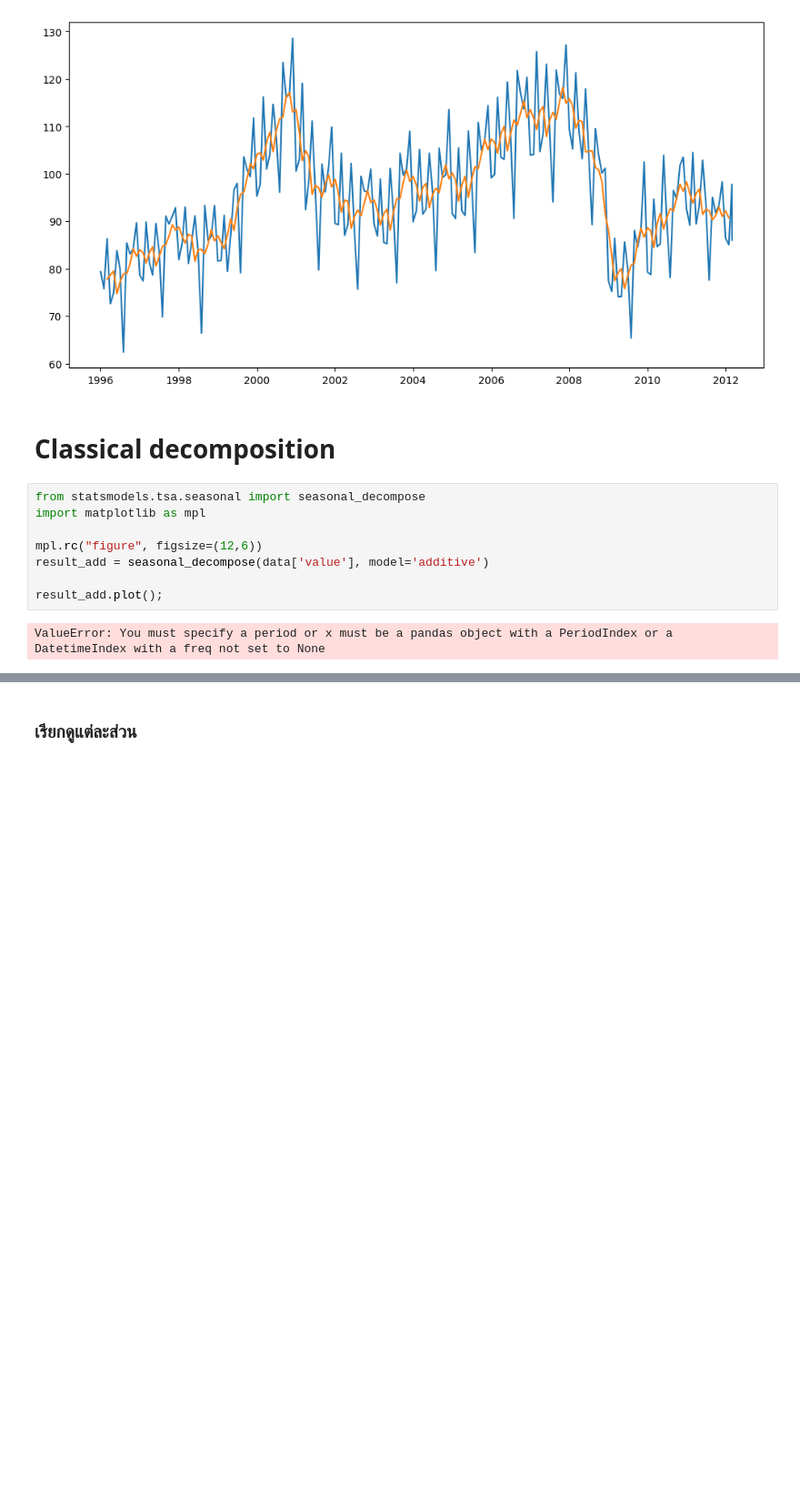
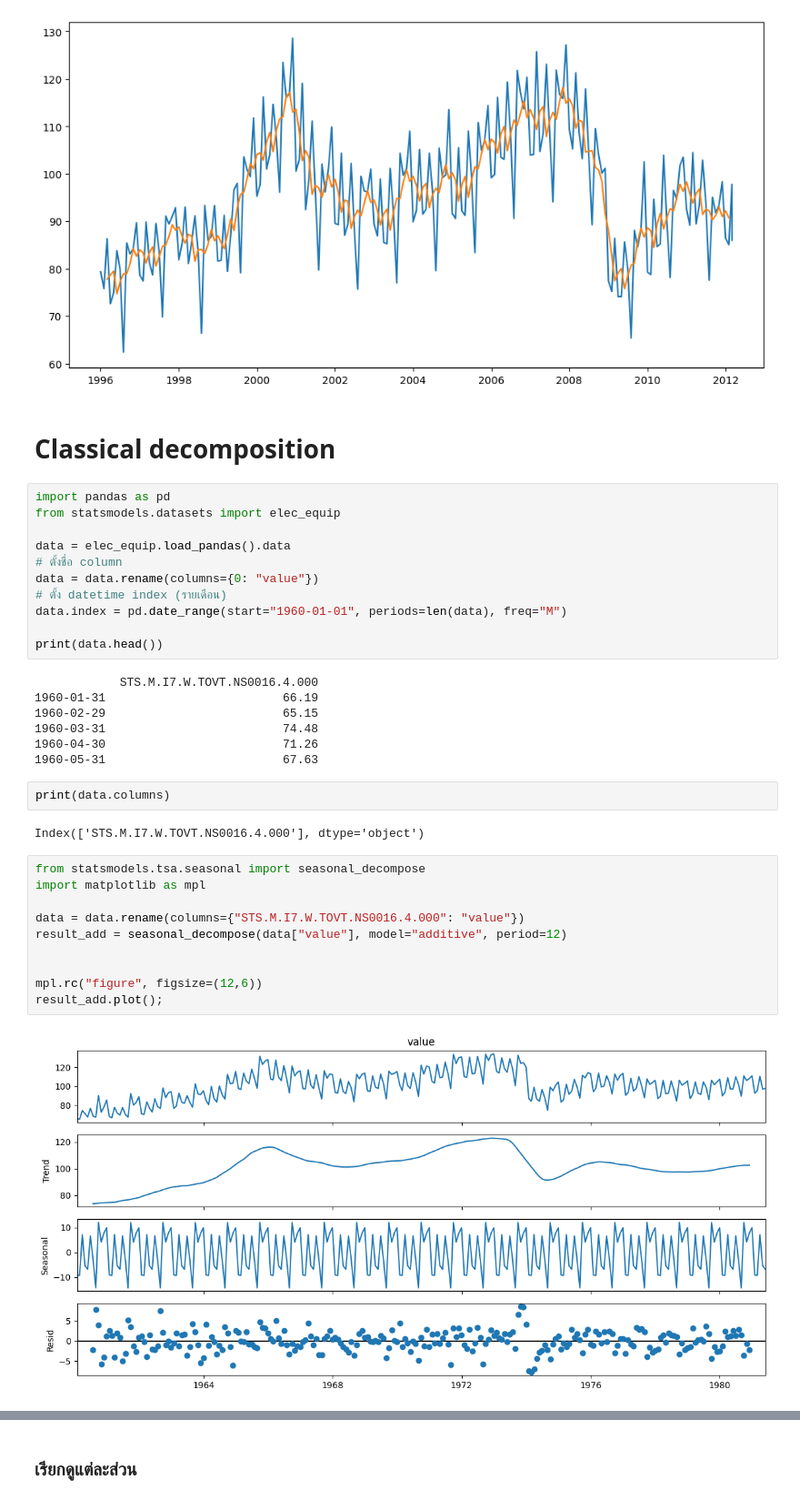
Before and after one commit to SarunDz-12/229351-StatisticalLearning-or-Statistical-Learning-Labs., a Jupyter notebook: 229351-LAB09.ipynb, the cells around one changed output, grey strips where cells are left out. Shown at 91% size. Saved outputs shown, nothing was run; the diff lists cells and outputs as text; blank space fills up the shorter version.

```diff
--- a/229351-LAB09.ipynb
+++ b/229351-LAB09.ipynb
@@ -129,14 +129,38 @@ plt.plot(data['MA']);
 [figure]
 # %% [markdown]
 # Classical decomposition
+# %%
+import pandas as pd
+from statsmodels.datasets import elec_equip
+
+data = elec_equip.load_pandas().data
+# ตั้งชื่อ column
+data = data.rename(columns={0: "value"})
+# ตั้ง datetime index (รายเดือน)
+data.index = pd.date_range(start="1960-01-01", periods=len(data), freq="M")
+
+print(data.head())
+# %% [output]
+            STS.M.I7.W.TOVT.NS0016.4.000
+1960-01-31                         66.19
+1960-02-29                         65.15
+1960-03-31                         74.48
+1960-04-30                         71.26
+1960-05-31                         67.63
+# %%
+print(data.columns)
+# %% [output]
+Index(['STS.M.I7.W.TOVT.NS0016.4.000'], dtype='object')
 # %%
 from statsmodels.tsa.seasonal import seasonal_decompose
 import matplotlib as mpl
 
+data = data.rename(columns={"STS.M.I7.W.TOVT.NS0016.4.000": "value"})
+result_add = seasonal_decompose(data["value"], model="additive", period=12)
+
+
 mpl.rc("figure", figsize=(12,6))
-result_add = seasonal_decompose(data['value'], model='additive')
-
 result_add.plot();
 # %% [output]
-ValueError: You must specify a period or x must be a pandas object with a PeriodIndex or a DatetimeIndex with a freq not set to None
+[figure, added]
 # %%
```
Also changed, not shown: parts of 12 cells of this notebook.
